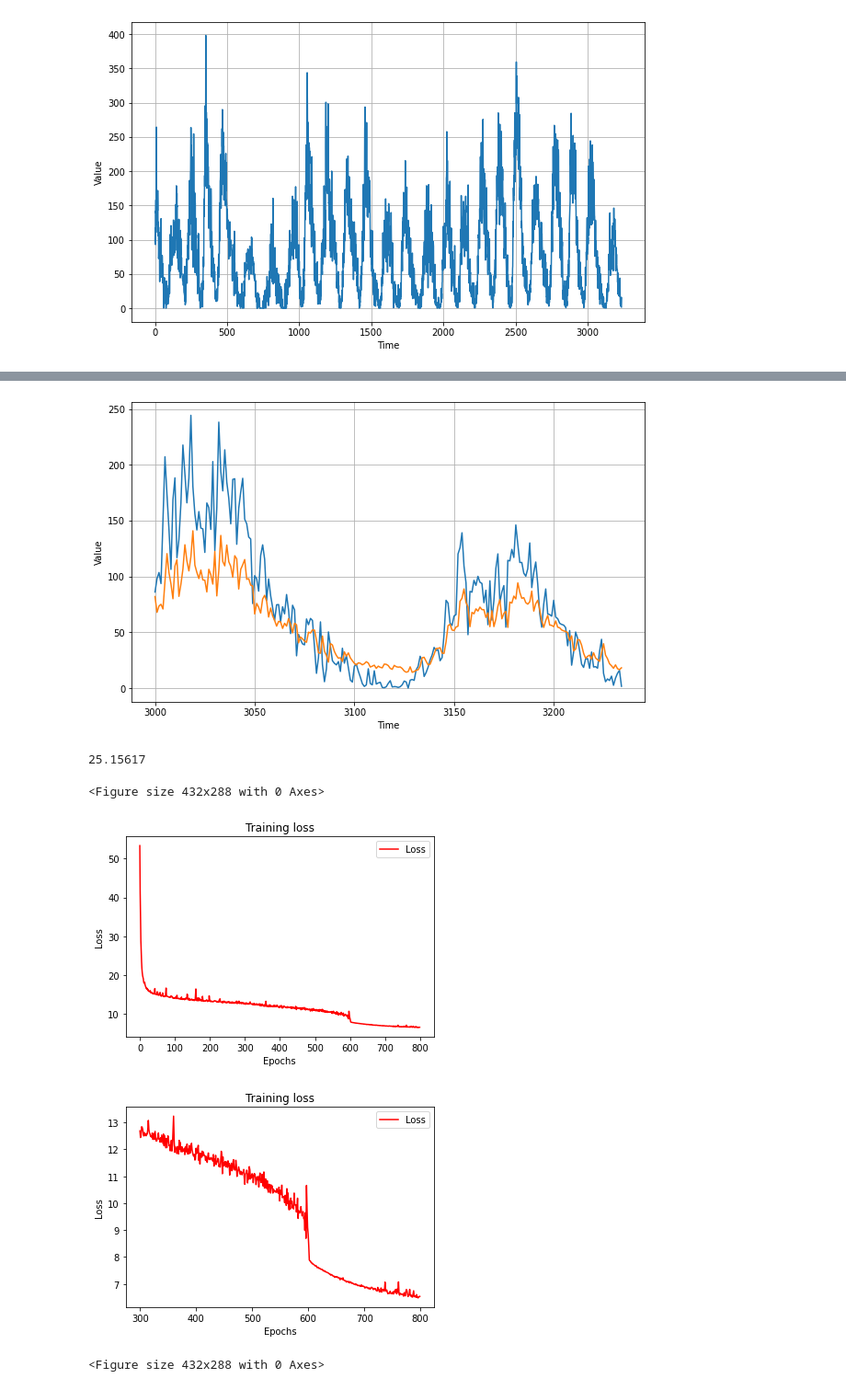
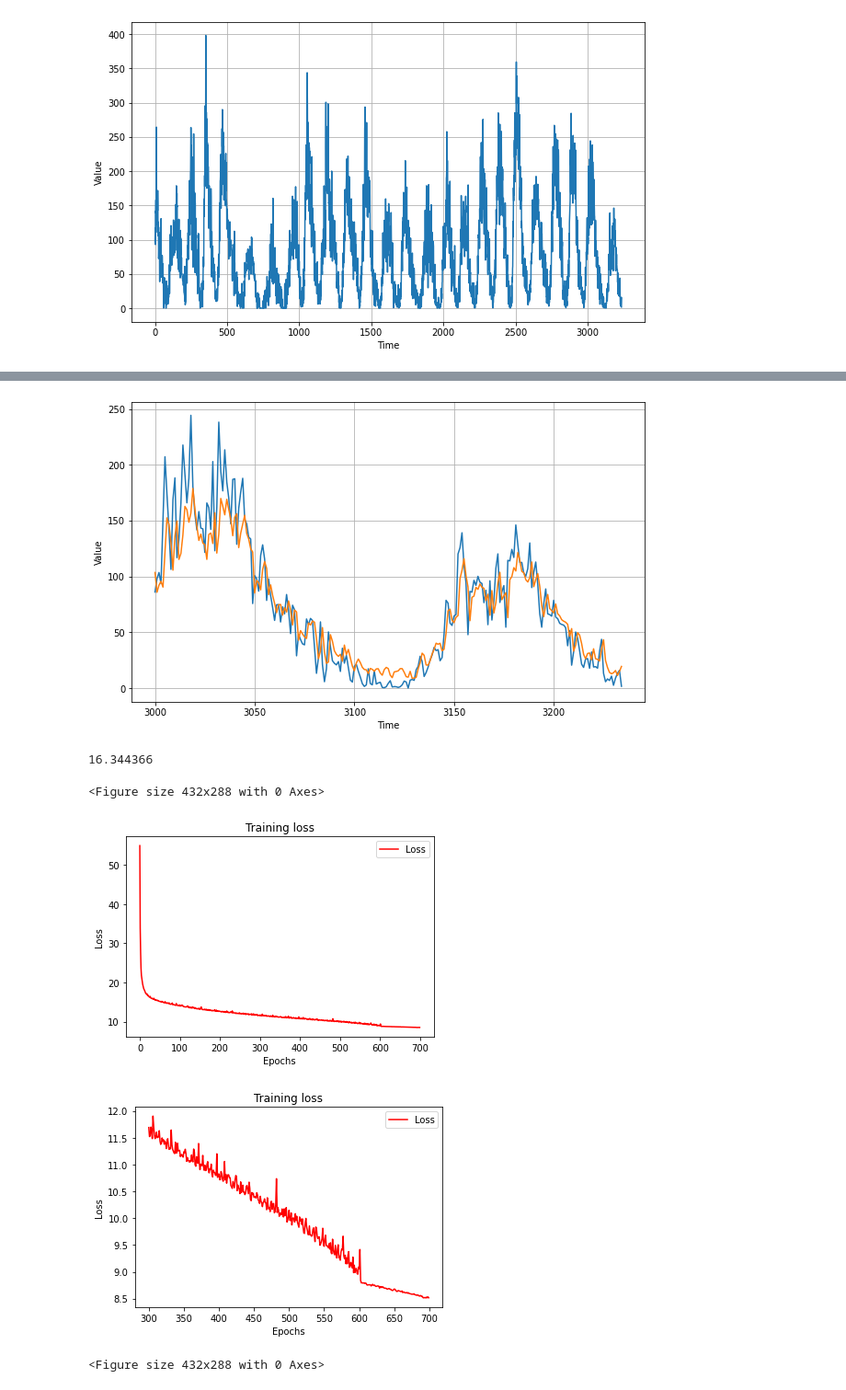
Before and after one commit to utkarsh-prakash/Google-Colab-Notebooks, a Jupyter notebook: Sunspot_Timeseries_forecasting.ipynb, the cells around one changed output, grey strips where cells are left out. Shown at 92% size. Cells and saved outputs as stored; diff of their text form; code cells hidden in the pictures.

```diff
--- a/Sunspot_Timeseries_forecasting.ipynb
+++ b/Sunspot_Timeseries_forecasting.ipynb
@@ -122,7 +122,7 @@ model = tf.keras.models.Sequential([
   tf.keras.layers.Bidirectional(tf.keras.layers.LSTM(32, return_sequences=True)),
   tf.keras.layers.Bidirectional(tf.keras.layers.LSTM(32, return_sequences=True)),
   tf.keras.layers.Bidirectional(tf.keras.layers.LSTM(32, return_sequences=True)),
-  tf.keras.layers.Dropout(0.2),
+  tf.keras.layers.Dropout(0.1),
   tf.keras.layers.Dense(1),
   tf.keras.layers.Lambda(lambda x: x * 400)
 ])
@@ -132,5 +132,5 @@ optimizer = tf.keras.optimizers.SGD(lr=5e-6, momentum=0.9)
 model.compile(loss=tf.keras.losses.Huber(),
               optimizer=optimizer,
               metrics=["mae"])
-history = model.fit(train_set,epochs=800,verbose=2,callbacks=[lrate])
+history = model.fit(train_set,epochs=700,verbose=2,callbacks=[lrate])
 # %% [output]
@@ -168,11 +168,11 @@ plt.figure(figsize=(10, 6))
 plot_series(time_valid, x_valid)
 plot_series(time_valid, rnn_forecast)
 # %% [output]
-[figure, old version]
+[figure, new version]
 # %%
 tf.keras.metrics.mean_absolute_error(x_valid, rnn_forecast).numpy()
 # %% [output]
-25.15617
+16.344366
 # %%
 import matplotlib.image  as mpimg
 import matplotlib.pyplot as plt
@@ -187,34 +187,34 @@ epochs=range(len(loss)) # Get number of epochs
 
 
 #------------------------------------------------
 # Plot training and validation loss per epoch
 #------------------------------------------------
 plt.plot(epochs, loss, 'r')
 plt.title('Training loss')
 plt.xlabel("Epochs")
 plt.ylabel("Loss")
 plt.legend(["Loss"])
 
 plt.figure()
 
 
 
 zoomed_loss = loss[300:]
-zoomed_epochs = range(300,800)
+zoomed_epochs = range(300,700)
 
 
 #------------------------------------------------
 # Plot training and validation loss per epoch
 #------------------------------------------------
 plt.plot(zoomed_epochs, zoomed_loss, 'r')
 plt.title('Training loss')
 plt.xlabel("Epochs")
 plt.ylabel("Loss")
 plt.legend(["Loss"])
 
 plt.figure()
 # %% [output]
 <Figure size 432x288 with 0 Axes>
-[figure, old version]
+[figure, new version]
-[figure, old version]
+[figure, new version]
 <Figure size 432x288 with 0 Axes>
```
Also changed, not shown: parts of 2 cells of this notebook.
